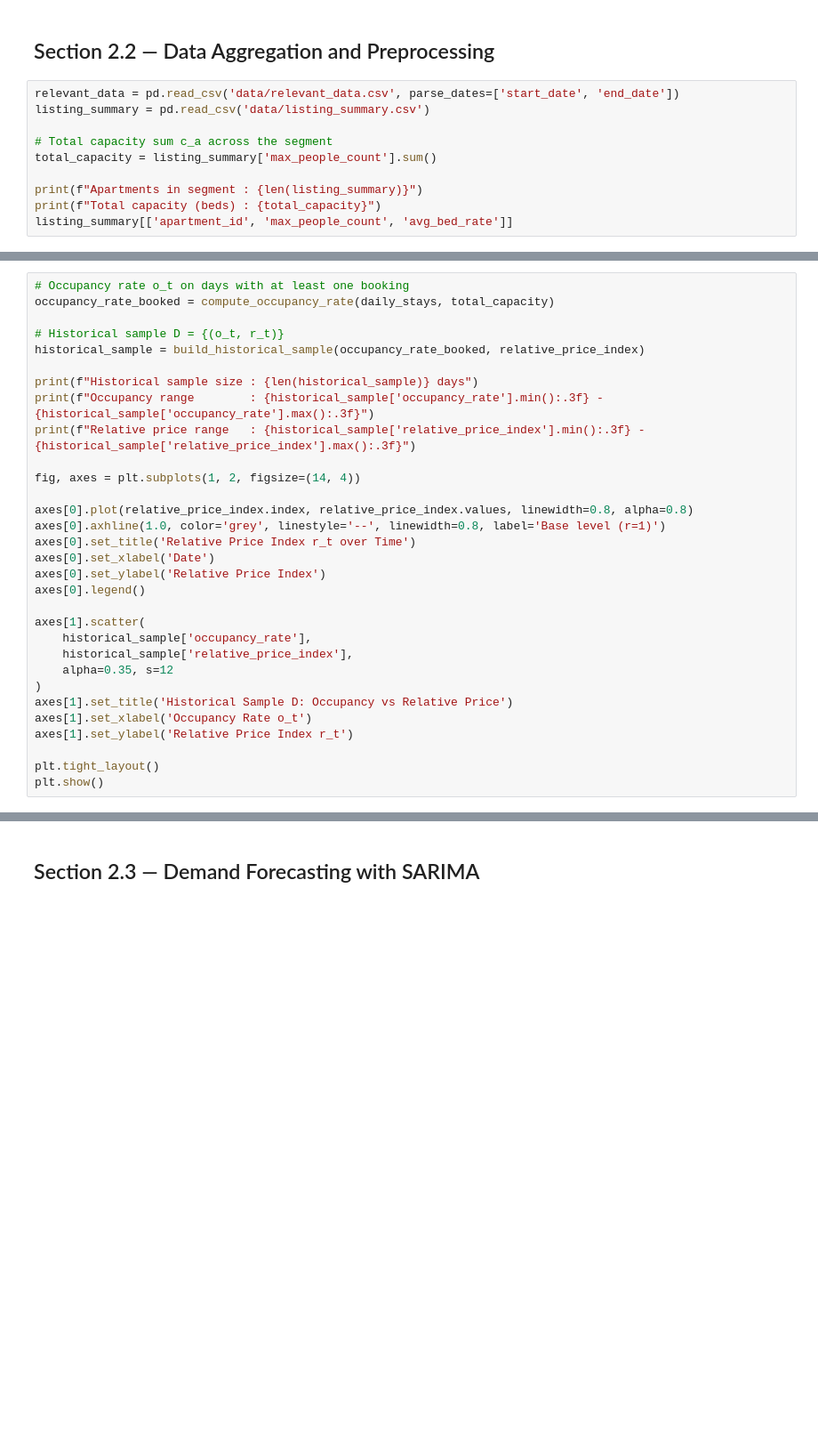
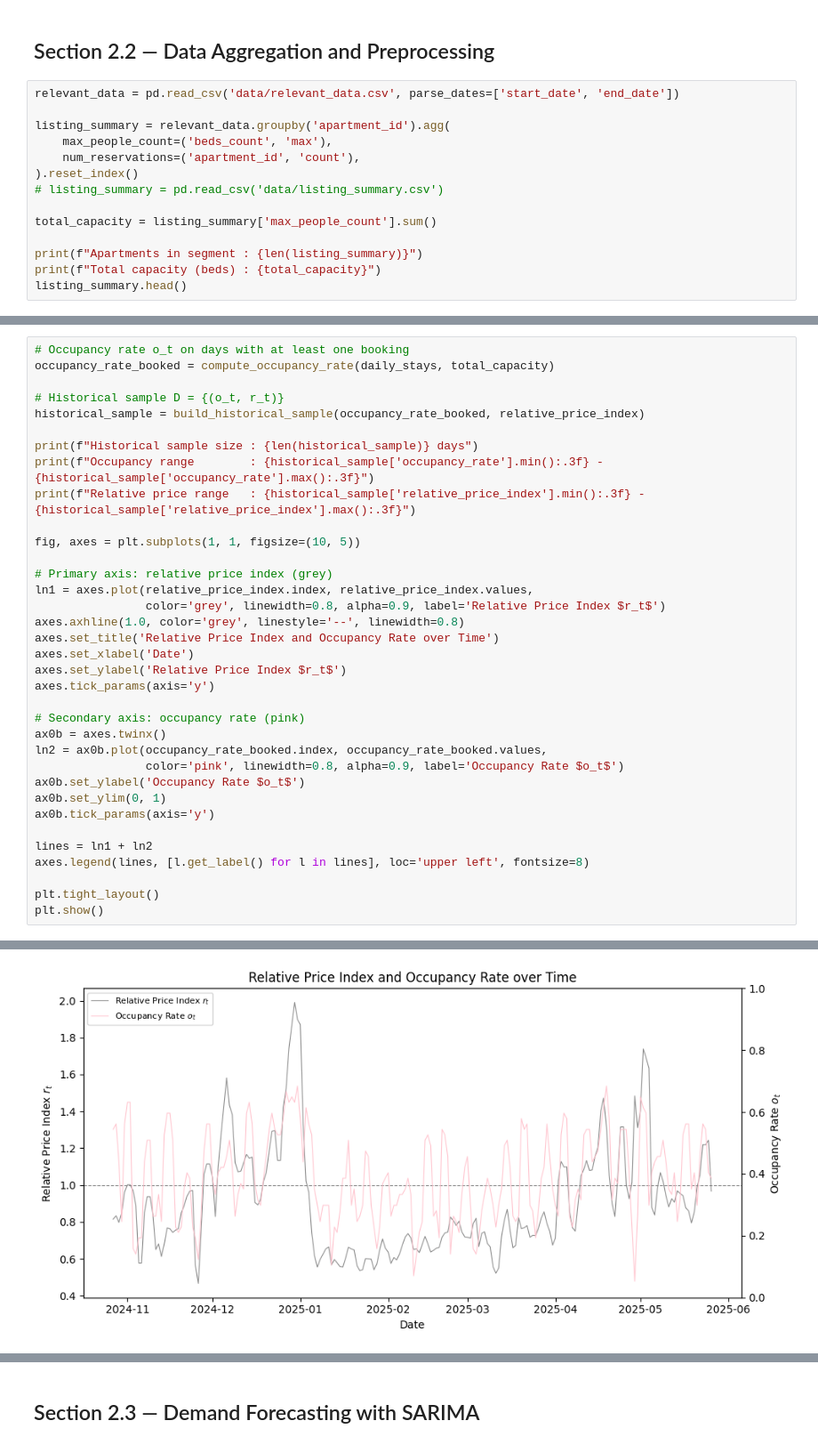
Before and after one commit to jednorukypilot/thesis, a Jupyter notebook: python/model_pipeline.ipynb, the cells around one changed output, grey strips where cells are left out. Shown at 89% size. Cells and saved outputs as stored; diff of their text form; blank space fills up the shorter version.

```diff
--- a/python/model_pipeline.ipynb
+++ b/python/model_pipeline.ipynb
@@ -25,11 +23,15 @@ from scripts.final.pricing import select_price_quantile, recommend_apartment_pri
 ## Section 2.2 — Data Aggregation and Preprocessing
 # %%
 relevant_data = pd.read_csv('data/relevant_data.csv', parse_dates=['start_date', 'end_date'])
-listing_summary = pd.read_csv('data/listing_summary.csv')
 
-# Total capacity sum c_a across the segment
+listing_summary = relevant_data.groupby('apartment_id').agg(
+    max_people_count=('beds_count', 'max'),
+    num_reservations=('apartment_id', 'count'),
+).reset_index()
+# listing_summary = pd.read_csv('data/listing_summary.csv')
+
 total_capacity = listing_summary['max_people_count'].sum()
 
 print(f"Apartments in segment : {len(listing_summary)}")
 print(f"Total capacity (beds) : {total_capacity}")
-listing_summary[['apartment_id', 'max_people_count', 'avg_bed_rate']]
+listing_summary.head()
@@ -69,23 +148,28 @@ print(f"Historical sample size : {len(historical_sample)} days")
 print(f"Occupancy range        : {historical_sample['occupancy_rate'].min():.3f} - {historical_sample['occupancy_rate'].max():.3f}")
 print(f"Relative price range   : {historical_sample['relative_price_index'].min():.3f} - {historical_sample['relative_price_index'].max():.3f}")
 
-fig, axes = plt.subplots(1, 2, figsize=(14, 4))
+fig, axes = plt.subplots(1, 1, figsize=(10, 5))
 
-axes[0].plot(relative_price_index.index, relative_price_index.values, linewidth=0.8, alpha=0.8)
-axes[0].axhline(1.0, color='grey', linestyle='--', linewidth=0.8, label='Base level (r=1)')
-axes[0].set_title('Relative Price Index r_t over Time')
-axes[0].set_xlabel('Date')
-axes[0].set_ylabel('Relative Price Index')
-axes[0].legend()
+# Primary axis: relative price index (grey)
+ln1 = axes.plot(relative_price_index.index, relative_price_index.values,
+                color='grey', linewidth=0.8, alpha=0.9, label='Relative Price Index $r_t$')
+axes.axhline(1.0, color='grey', linestyle='--', linewidth=0.8)
+axes.set_title('Relative Price Index and Occupancy Rate over Time')
+axes.set_xlabel('Date')
+axes.set_ylabel('Relative Price Index $r_t$')
+axes.tick_params(axis='y')
 
-axes[1].scatter(
-    historical_sample['occupancy_rate'],
-    historical_sample['relative_price_index'],
-    alpha=0.35, s=12
-)
-axes[1].set_title('Historical Sample D: Occupancy vs Relative Price')
-axes[1].set_xlabel('Occupancy Rate o_t')
-axes[1].set_ylabel('Relative Price Index r_t')
+# Secondary axis: occupancy rate (pink)
+ax0b = axes.twinx()
+ln2 = ax0b.plot(occupancy_rate_booked.index, occupancy_rate_booked.values,
+                color='pink', linewidth=0.8, alpha=0.9, label='Occupancy Rate $o_t$')
+ax0b.set_ylabel('Occupancy Rate $o_t$')
+ax0b.set_ylim(0, 1)
+ax0b.tick_params(axis='y')
+
+lines = ln1 + ln2
+axes.legend(lines, [l.get_label() for l in lines], loc='upper left', fontsize=8)
 
 plt.tight_layout()
 plt.show()
+# %% [output]
@@ -91,0 +179 @@ plt.show()
+[figure, added]
```
Also changed, not shown: parts of 21 cells of this notebook, 4 other files.
